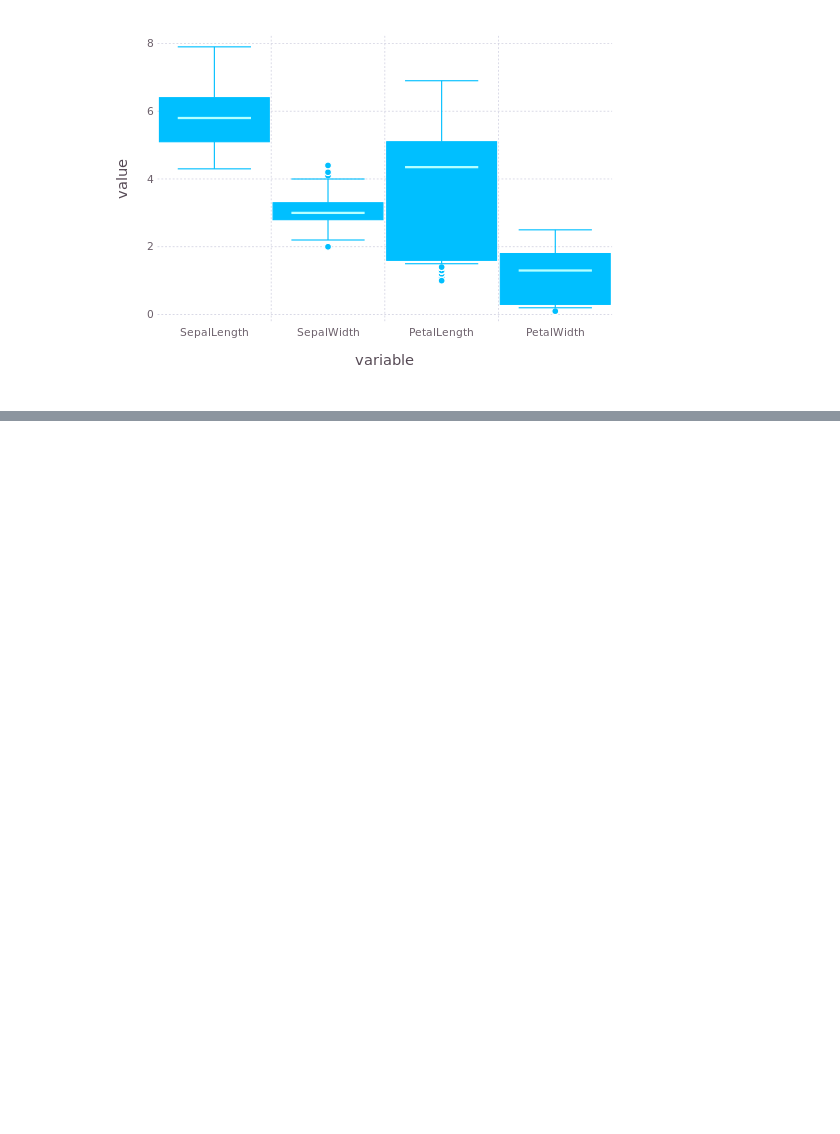
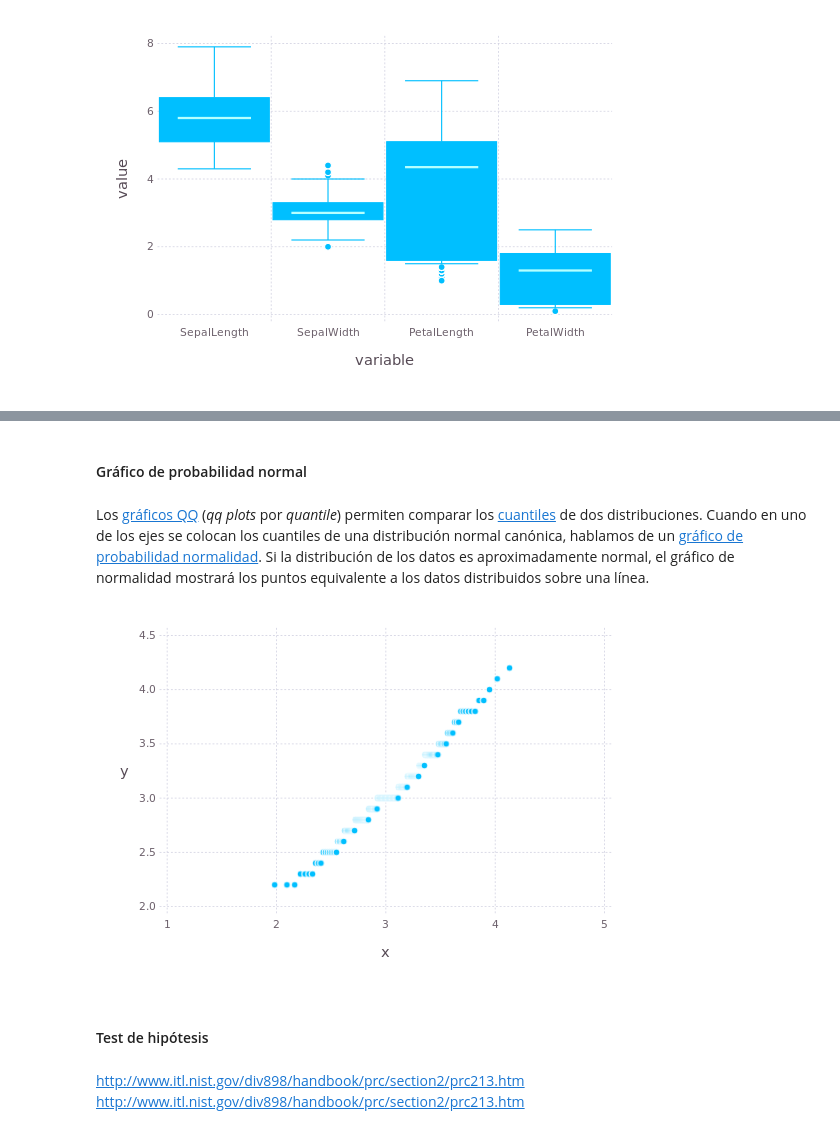
Before and after one commit to diegozea/AnalisisDeDatosCualitativos.jl, a Jupyter notebook: material/I.2.AnalisisDescriptivoDeDatos.ipynb, the cells around one changed output, grey strips where cells are left out. Saved outputs shown, nothing was run; the diff lists cells and outputs as text; code cells hidden in the pictures; blank space fills up the shorter version.

```diff
--- a/material/I.2.AnalisisDescriptivoDeDatos.ipynb
+++ b/material/I.2.AnalisisDescriptivoDeDatos.ipynb
@@ -371,0 +391,6 @@ Gadfly.plot(long, x=:variable, y=:value, Geom.boxplot)
+# %%
+using Distributions
+
+variable = iris[:SepalWidth]
+
+mean(variable)
@@ -371,0 +403,2 @@ Gadfly.plot(long, x=:variable, y=:value, Geom.boxplot)
+# %%
+ajuste = fit(Normal, variable) # std usa n
@@ -371,0 +416,14 @@ Gadfly.plot(long, x=:variable, y=:value, Geom.boxplot)
+# %% [markdown]
+#### Gráfico de probabilidad normal
+# %% [markdown]
+Los [gráficos QQ](https://en.wikipedia.org/wiki/Q%E2%80%93Q_plot) (*qq plots* por *quantile*) permiten comparar los [cuantiles](https://en.wikipedia.org/wiki/Quantile) de dos distribuciones. Cuando en uno de los ejes se colocan los cuantiles de una distribución normal canónica, hablamos de un [gráfico de probabilidad normalidad](https://en.wikipedia.org/wiki/Normal_probability_plot). Si la distribución de los datos es aproximadamente normal, el gráfico de normalidad mostrará los puntos equivalente a los datos distribuidos sobre una línea.
+# %%
+# Gadfly.plot(x=Normal(), y=zscore(variable), Stat.qq, Geom.point)
+Gadfly.plot(x=ajuste, y=variable, Stat.qq, Geom.point)
+# %% [output]
+[figure, added]
+# %% [markdown]
+#### Test de hipótesis
+# %% [markdown]
+http://www.itl.nist.gov/div898/handbook/prc/section2/prc213.htm
+http://www.itl.nist.gov/div898/handbook/prc/section2/prc213.htm
```
Also changed, not shown: parts of 24 cells of this notebook.
